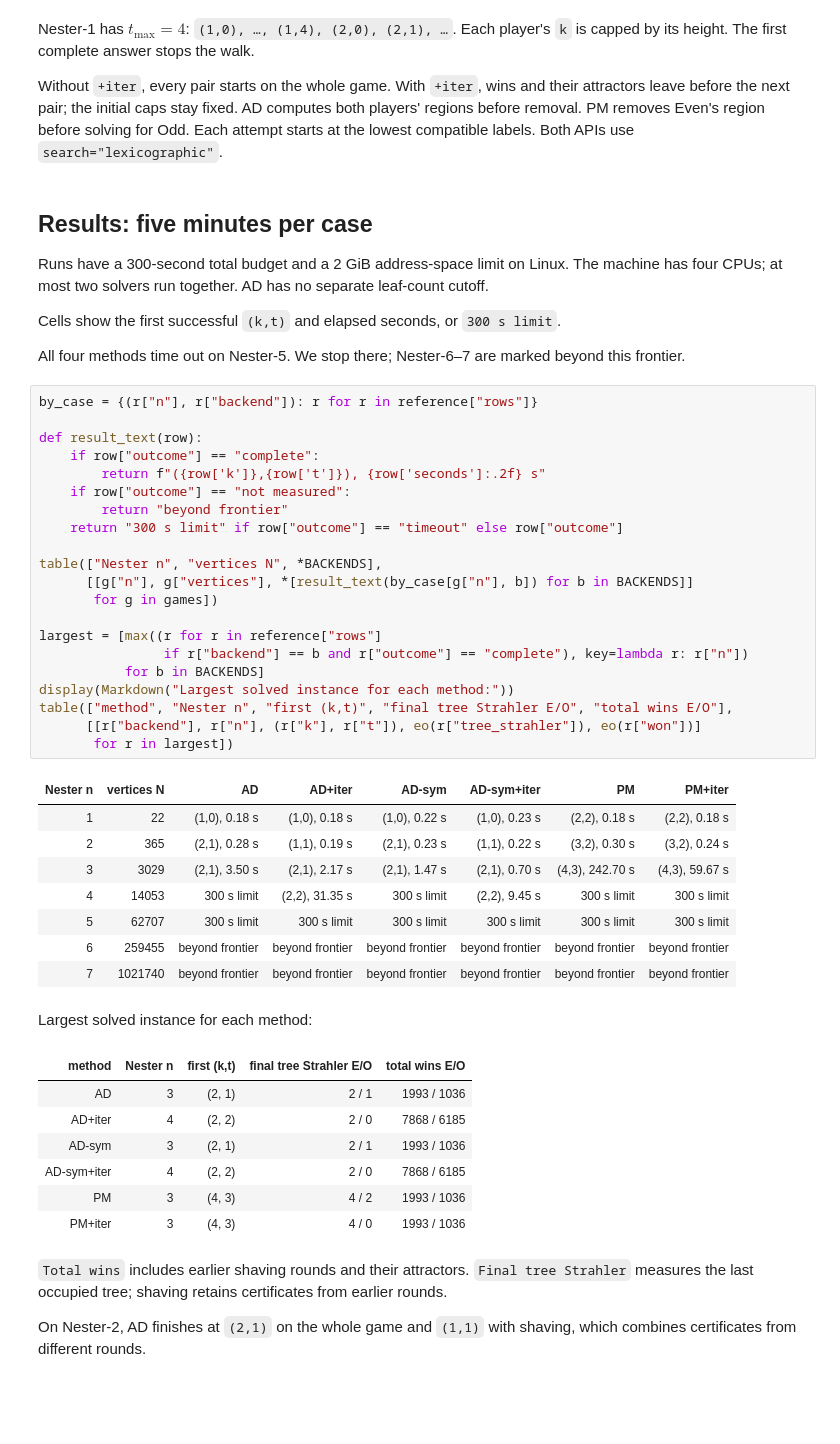
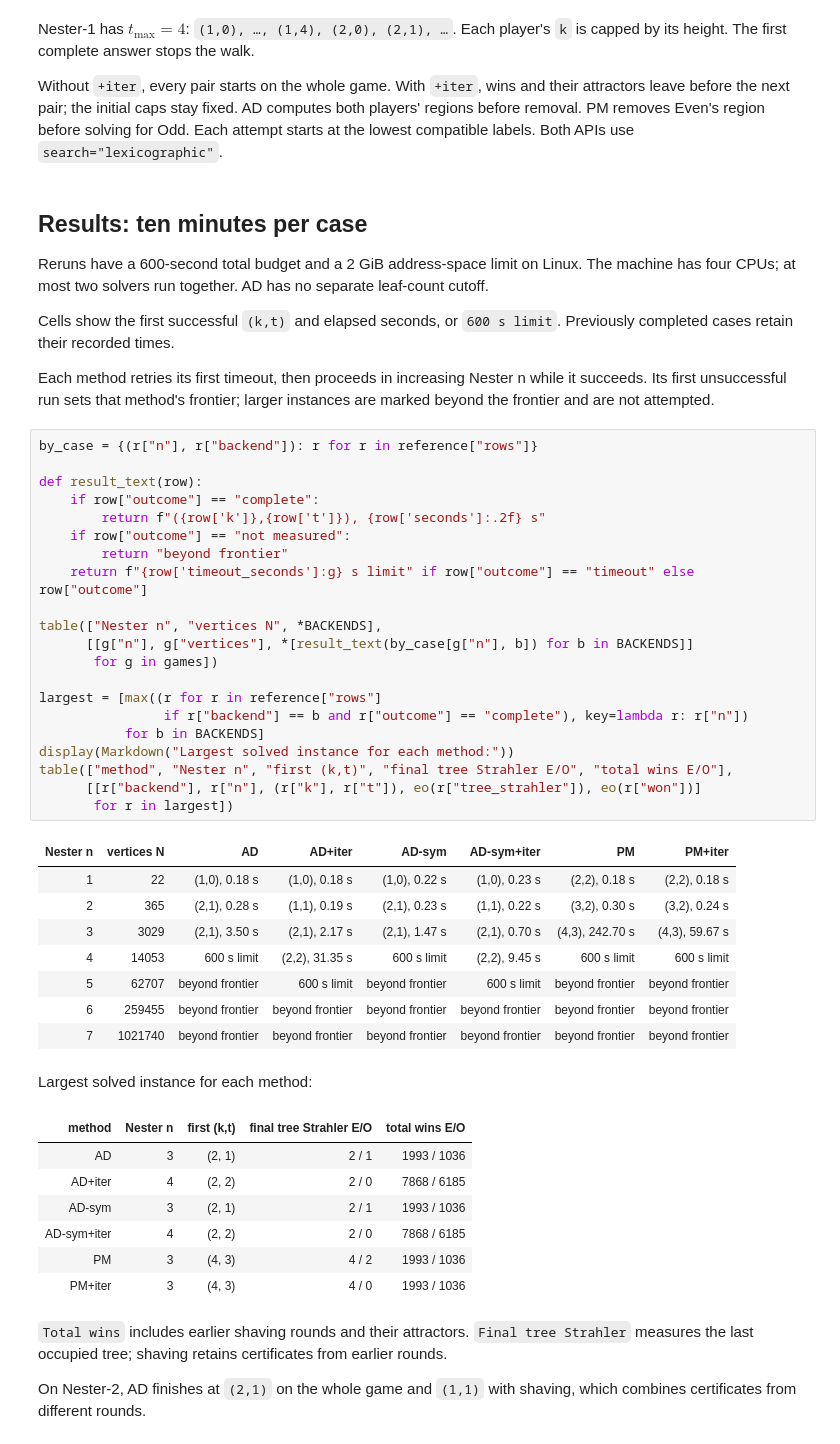
Before and after one commit to vfluegel/strahler-tree-experiments, a Jupyter notebook: jupyter-examples/08-lexicographic-adaptive-nester.ipynb, the cells around one changed output. Drawn from its saved outputs; the diff is of its cells as text; blank space fills up the shorter version.

Commit message:
Retry Nester timeouts with per-method 600-second frontiers

```diff
--- a/jupyter-examples/08-lexicographic-adaptive-nester.ipynb
+++ b/jupyter-examples/08-lexicographic-adaptive-nester.ipynb
@@ -191,44 +191,46 @@ AD computes both players' regions before removal. PM removes Even's region
 before solving for Odd. Each attempt starts at the lowest compatible labels.
 Both APIs use `search="lexicographic"`.
 # %% [markdown]
-## Results: five minutes per case
+## Results: ten minutes per case
 
-Runs have a 300-second total budget and a 2 GiB address-space
+Reruns have a 600-second total budget and a 2 GiB address-space
 limit on Linux. The machine has four CPUs; at most two solvers run together.
 AD has no separate leaf-count cutoff.
 
-Cells show the first successful `(k,t)` and elapsed seconds, or `300 s limit`.
+Cells show the first successful `(k,t)` and elapsed seconds, or `600 s limit`.
+Previously completed cases retain their recorded times.
 
-All four methods time out on Nester-5. We stop there; Nester-6–7 are marked
-beyond this frontier.
+Each method retries its first timeout, then proceeds in increasing Nester n
+while it succeeds. Its first unsuccessful run sets that method's frontier;
+larger instances are marked beyond the frontier and are not attempted.
 # %%
 by_case = {(r["n"], r["backend"]): r for r in reference["rows"]}
 
 def result_text(row):
     if row["outcome"] == "complete":
         return f"({row['k']},{row['t']}), {row['seconds']:.2f} s"
     if row["outcome"] == "not measured":
         return "beyond frontier"
-    return "300 s limit" if row["outcome"] == "timeout" else row["outcome"]
+    return f"{row['timeout_seconds']:g} s limit" if row["outcome"] == "timeout" else row["outcome"]
 
 table(["Nester n", "vertices N", *BACKENDS],
       [[g["n"], g["vertices"], *[result_text(by_case[g["n"], b]) for b in BACKENDS]]
        for g in games])
 
 largest = [max((r for r in reference["rows"]
                 if r["backend"] == b and r["outcome"] == "complete"), key=lambda r: r["n"])
            for b in BACKENDS]
 display(Markdown("Largest solved instance for each method:"))
 table(["method", "Nester n", "first (k,t)", "final tree Strahler E/O", "total wins E/O"],
       [[r["backend"], r["n"], (r["k"], r["t"]), eo(r["tree_strahler"]), eo(r["won"])]
        for r in largest])
 # %% [output]
 | Nester n | vertices N | AD | AD+iter | AD-sym | AD-sym+iter | PM | PM+iter |
 | 1 | 22 | (1,0), 0.18 s | (1,0), 0.18 s | (1,0), 0.22 s | (1,0), 0.23 s | (2,2), 0.18 s | (2,2), 0.18 s |
 | 2 | 365 | (2,1), 0.28 s | (1,1), 0.19 s | (2,1), 0.23 s | (1,1), 0.22 s | (3,2), 0.30 s | (3,2), 0.24 s |
 | 3 | 3029 | (2,1), 3.50 s | (2,1), 2.17 s | (2,1), 1.47 s | (2,1), 0.70 s | (4,3), 242.70 s | (4,3), 59.67 s |
-| 4 | 14053 | 300 s limit | (2,2), 31.35 s | 300 s limit | (2,2), 9.45 s | 300 s limit | 300 s limit |
-| 5 | 62707 | 300 s limit | 300 s limit | 300 s limit | 300 s limit | 300 s limit | 300 s limit |
+| 4 | 14053 | 600 s limit | (2,2), 31.35 s | 600 s limit | (2,2), 9.45 s | 600 s limit | 600 s limit |
+| 5 | 62707 | beyond frontier | 600 s limit | beyond frontier | 600 s limit | beyond frontier | beyond frontier |
 | 6 | 259455 | beyond frontier | beyond frontier | beyond frontier | beyond frontier | beyond frontier | beyond frontier |
 | 7 | 1021740 | beyond frontier | beyond frontier | beyond frontier | beyond frontier | beyond frontier | beyond frontier |
 Largest solved instance for each method:
```
Also changed, not shown: parts of 1 cell of this notebook, 7 other files.
